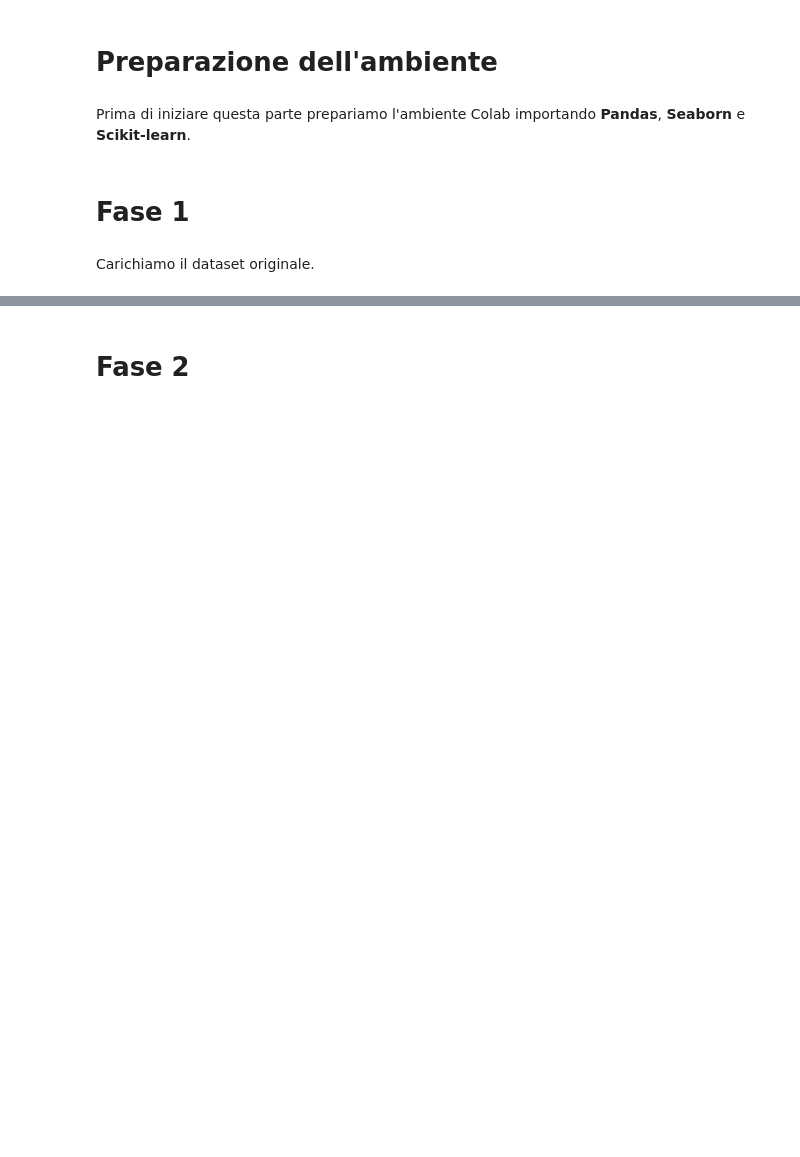
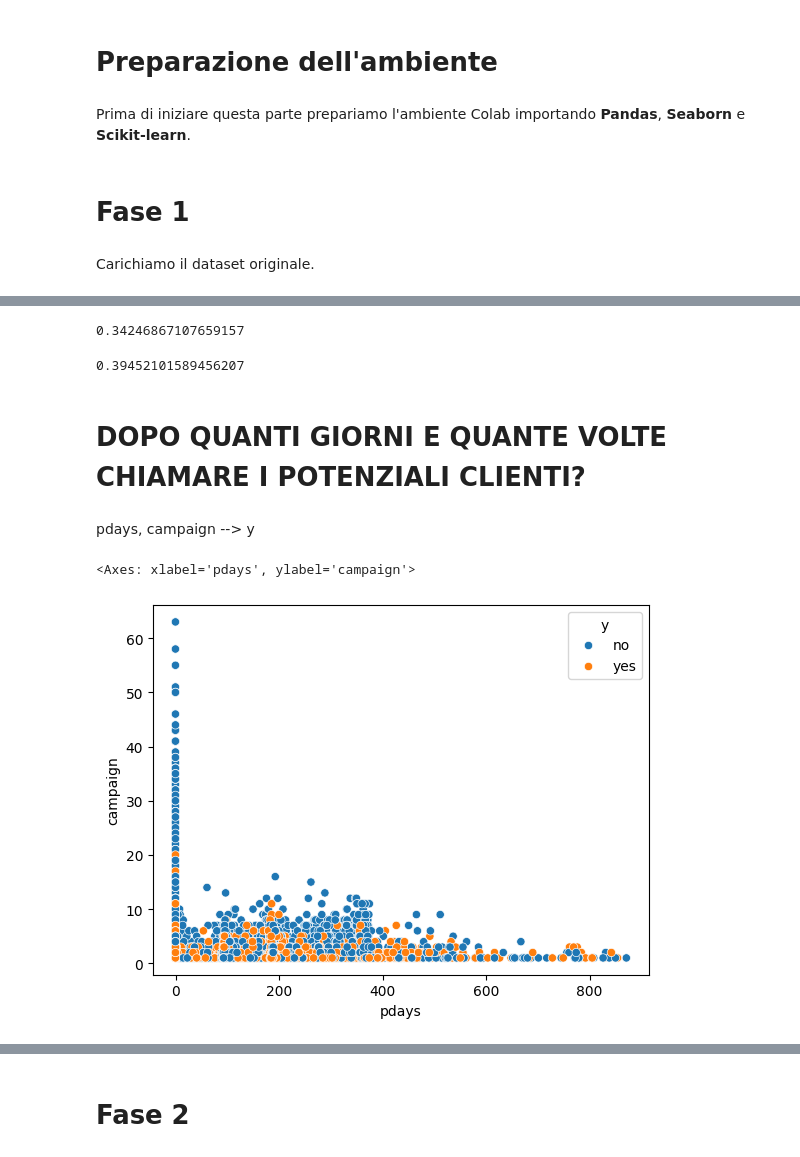
Before and after one commit to ariannab02/Progetto-IntroDSePC-Gruppo-14, a Jupyter notebook: 1_Progetto_IntroDSePC_gruppo_14.ipynb, the cells around one changed output, grey strips where cells are left out. Saved outputs shown, nothing was run; the diff lists cells and outputs as text; code cells hidden in the pictures; blank space fills up the shorter version.

```diff
--- a/1_Progetto_IntroDSePC_gruppo_14.ipynb
+++ b/1_Progetto_IntroDSePC_gruppo_14.ipynb
@@ -87,0 +39,3 @@ Descrizione
+# %%
+bank = pd.read_csv("Bank_Marketing.csv", sep=";")
+print (bank)
@@ -87,0 +404,16 @@ Descrizione
+# %%
+bank['age_category'] = pd.cut(
+    bank['age'],
+    bins=[0, 30, 60, float('inf')],
+    labels=['Under 30', '30-59', 'Over 60'],
+    right=False #nell'intervallo è escluso il valore a destra
+)
+
+totali = bank['age_category'].value_counts()
+frequenze = ((totali/len(bank))*100).round(2)
+
+
+pd.DataFrame({
+    'totali': totali,
+    'percentuali': frequenze
+})
@@ -87,0 +898,8 @@ Descrizione
+# %%
+bins = [0, 60, 120, 180, 240, 300, 420, 600, 900, float('inf')]
+labels = ['0-60s', '61-120s', '121-180s', '181-240s', '241-300s', '301-420s', '421-600s', '601-900s', '>900s']
+
+bank['duration_bin'] = pd.cut(bank['duration'], bins=bins, labels=labels, right=True, include_lowest=True)
+
+duration_bin_success = pd.crosstab(bank['duration_bin'], bank['y'], normalize='index').mul(100).round(2)
+display(duration_bin_success)
@@ -87,0 +928,22 @@ Descrizione
+# %%
+# @title Deve restare da qualche parte perché lo uso in un grafico
+bank['y_numeric'] = bank['y'].map({'no': 0, 'yes': 1})
+# %%
+spearman_y_dur = bank["y_numeric"].corr(bank["duration"], method="spearman")
+print(spearman_y_dur)
+# %% [output]
+0.34246867107659157
+# %%
+pearson_y_dur = bank["y_numeric"].corr(bank["duration"], method="pearson")
+print(pearson_y_dur)
+# %% [output]
+0.39452101589456207
+# %% [markdown]
+# DOPO QUANTI GIORNI E QUANTE VOLTE CHIAMARE I POTENZIALI CLIENTI?
+# %% [markdown]
+pdays, campaign --> y
+# %%
+sns.scatterplot(x="pdays", y="campaign", hue="y", data=bank)
+# %% [output]
+<Axes: xlabel='pdays', ylabel='campaign'>
+[figure, added]
```
Also changed, not shown: parts of 134 cells of this notebook.
